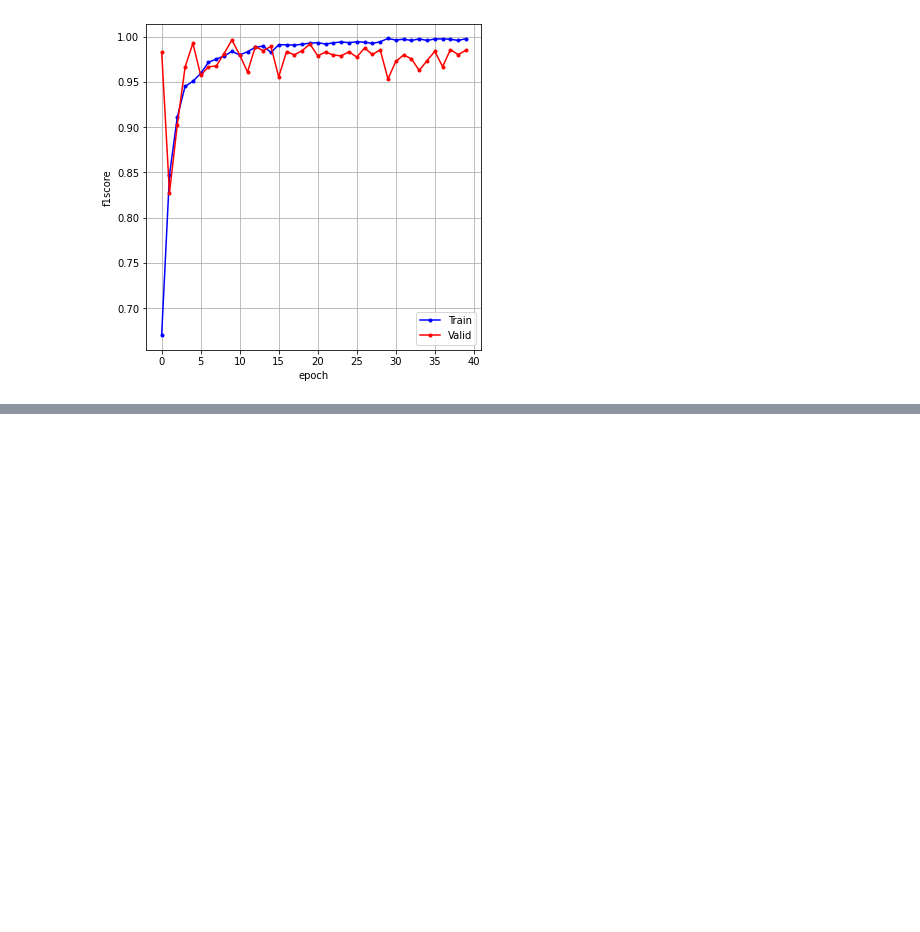
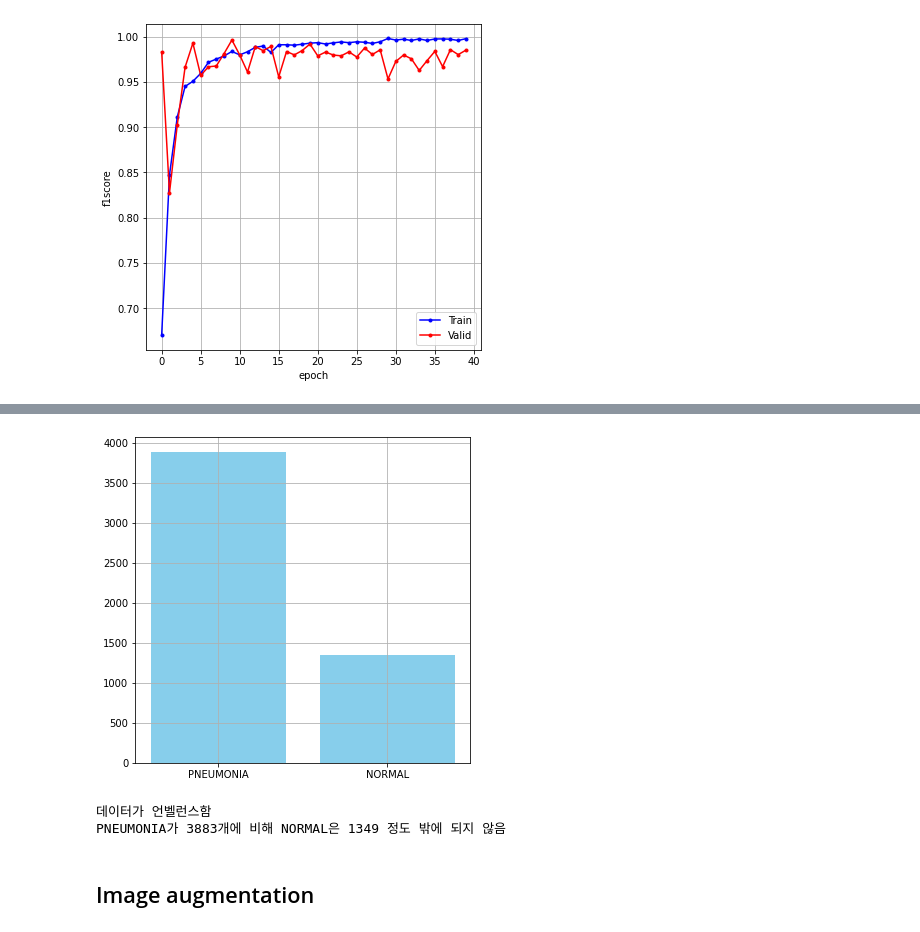
Before and after one commit to Kang812/CNN_Tutorial, a Jupyter notebook: Chest_X_Ray_Images_Classification.ipynb, the cells around one changed output, grey strips where cells are left out. Saved outputs shown, nothing was run; the diff lists cells and outputs as text; code cells hidden in the pictures; blank space fills up the shorter version.

```diff
--- a/Chest_X_Ray_Images_Classification.ipynb
+++ b/Chest_X_Ray_Images_Classification.ipynb
@@ -608,0 +622,15 @@ model.save("/media/bgw2001/One Touch/study/Chest_X_Ray_Images/cnn_tutorial.h5")
+# %%
+import pandas as pd
+import cv2
+
+train_df = pd.read_csv("/media/bgw2001/One Touch/study/Chest_X_Ray_Images/train_df.csv")
+test_df = pd.read_csv("/media/bgw2001/One Touch/study/Chest_X_Ray_Images/test_df.csv")
+
+train_imgs = [cv2.resize(cv2.imread(x), (224,224)) for x in train_df['path'].tolist()]
+
+train_label_encoding = []
+for i in train_df['label'].tolist():
+    if i == 'NORMAL':
+        train_label_encoding.append(0)
+    else:
+        train_label_encoding.append(1)
@@ -608,0 +655,21 @@ model.save("/media/bgw2001/One Touch/study/Chest_X_Ray_Images/cnn_tutorial.h5")
+# %%
+import matplotlib.pyplot as plt
+%matplotlib inline
+
+A = train_df['label'].value_counts()
+A = pd.DataFrame(A)
+A = A.reset_index()
+
+plt.figure(figsize = (6,6))
+plt.bar(A['index'],A['label'], color = 'skyblue')
+plt.grid()
+plt.show()
+
+print("데이터가 언벨런스함")
+print("PNEUMONIA가 3883개에 비해 NORMAL은 1349 정도 밖에 되지 않음")
+# %% [output]
+[figure, added]
+데이터가 언벨런스함
+PNEUMONIA가 3883개에 비해 NORMAL은 1349 정도 밖에 되지 않음
+# %% [markdown]
+## Image augmentation
```
Also changed, not shown: parts of 35 cells of this notebook, 5 other files.
